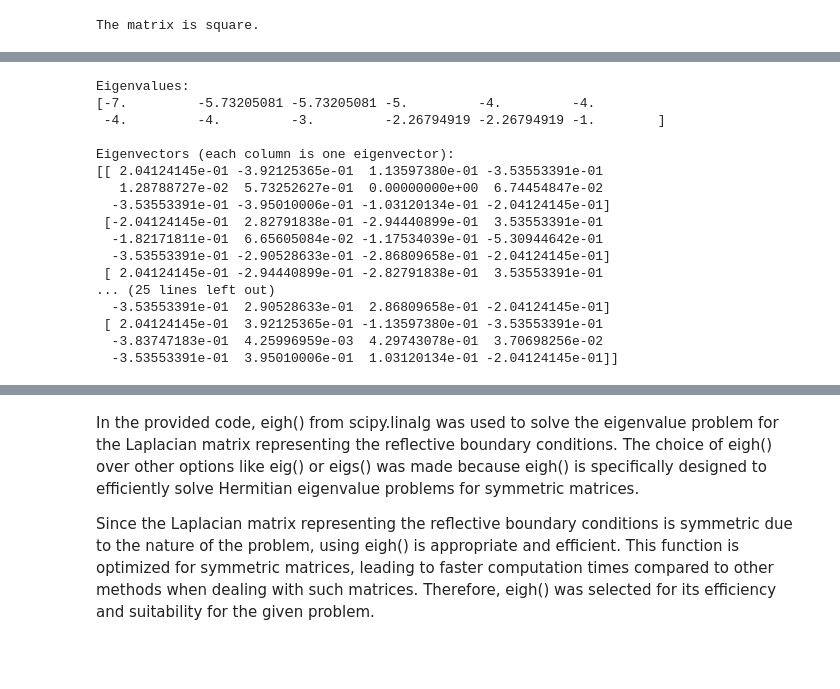
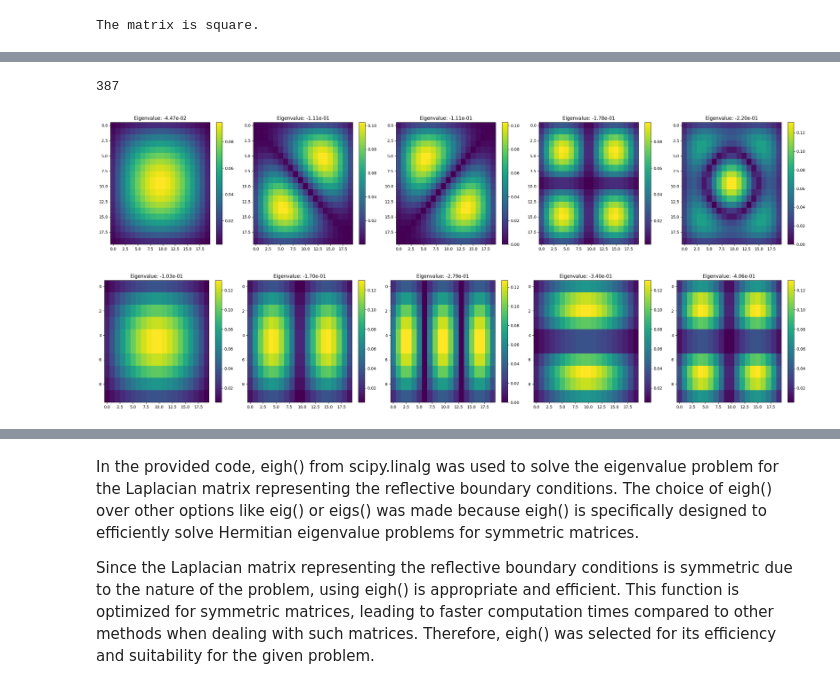
Before and after one commit to koenweverink/ScientificComputing, a Jupyter notebook: Set3.ipynb, the cells around one changed output, grey strips where cells are left out. Cells and saved outputs as stored; diff of their text form; code cells hidden in the pictures; blank space fills up the shorter version.

```diff
--- a/Set3.ipynb
+++ b/Set3.ipynb
@@ -179,27 +112,0 @@ Eigenvalues:
-# %%
-# Solve the eigenvalue problem
-eigenvalues, eigenvectors = eigh(L_circle)
-
-# Print the results
-print("Eigenvalues:")
-print(eigenvalues)
-print("\nEigenvectors (each column is one eigenvector):")
-print(eigenvectors)
-# %% [output]
-Eigenvalues:
-[-7.         -5.73205081 -5.73205081 -5.         -4.         -4.
- -4.         -4.         -3.         -2.26794919 -2.26794919 -1.        ]
-
-Eigenvectors (each column is one eigenvector):
-[[ 2.04124145e-01 -3.92125365e-01  1.13597380e-01 -3.53553391e-01
-   1.28788727e-02  5.73252627e-01  0.00000000e+00  6.74454847e-02
-  -3.53553391e-01 -3.95010006e-01 -1.03120134e-01 -2.04124145e-01]
- [-2.04124145e-01  2.82791838e-01 -2.94440899e-01  3.53553391e-01
-  -1.82171811e-01  6.65605084e-02 -1.17534039e-01 -5.30944642e-01
-  -3.53553391e-01 -2.90528633e-01 -2.86809658e-01 -2.04124145e-01]
- [ 2.04124145e-01 -2.94440899e-01 -2.82791838e-01  3.53553391e-01
-... (25 lines left out)
-  -3.53553391e-01  2.90528633e-01  2.86809658e-01 -2.04124145e-01]
- [ 2.04124145e-01  3.92125365e-01 -1.13597380e-01 -3.53553391e-01
-  -3.83747183e-01  4.25996959e-03  4.29743078e-01  3.70698256e-02
-  -3.53553391e-01  3.95010006e-01  1.03120134e-01 -2.04124145e-01]]
@@ -205,0 +131,42 @@ Eigenvectors (each column is one eigenvector):
+# %%
+def plot_eigenvectors(eigen_dict, nrows=None, ncols=None, num_eigenvectors=5, target_eigenvalue=0):
+    # Sort eigenvalues based on closeness to the target_eigenvalue, select the closest num_eigenvectors
+    sorted_eigenvals = sorted(eigen_dict.keys(), key=lambda x: abs(x - target_eigenvalue))
+    closest_eigenvals = sorted_eigenvals[:num_eigenvectors]
+
+    # Set up the plot
+    fig, axes = plt.subplots(1, num_eigenvectors, figsize=(5 * num_eigenvectors, 5))
+    if num_eigenvectors == 1:
+        axes = [axes]  # Ensure axes is iterable for a single subplot
+
+    # Plot each of the closest eigenvectors as a heatmap
+    for ax, eigenvalue in zip(axes, closest_eigenvals):
+        eigenvector = eigen_dict[eigenvalue]
+        # Reshape eigenvector to a rectangle or square array
+        if nrows is not None and ncols is not None:
+            matrix = np.reshape(eigenvector, (nrows, ncols))
+        else:
+            # Fallback to square shape if dimensions are not specified
+            side_length = int(np.sqrt(len(eigenvector)))
+            matrix = np.reshape(eigenvector, (side_length, side_length))
+
+        # Plot the heatmap
+        c = ax.imshow(matrix, cmap='viridis', aspect='auto')
+        fig.colorbar(c, ax=ax)
+        ax.set_title(f'Eigenvalue: {eigenvalue:.2e}')  # Using scientific notation for clarity
+
+    plt.tight_layout()
+    plt.show()
+# %%
+eigen_dict = solve_eigenproblem(L_square)
+print(len(eigen_dict))
+plot_eigenvectors(eigen_dict)
+# %% [output]
+387
+[figure, added]
+# %%
+n, m = 10, 20  # Change these for a different size grid
+eigen_dict = solve_eigenproblem(L_rect)
+plot_eigenvectors(eigen_dict, nrows=n, ncols=m)
+# %% [output]
+[figure, added]
```
Also changed, not shown: parts of 17 cells of this notebook, 1 other file.
